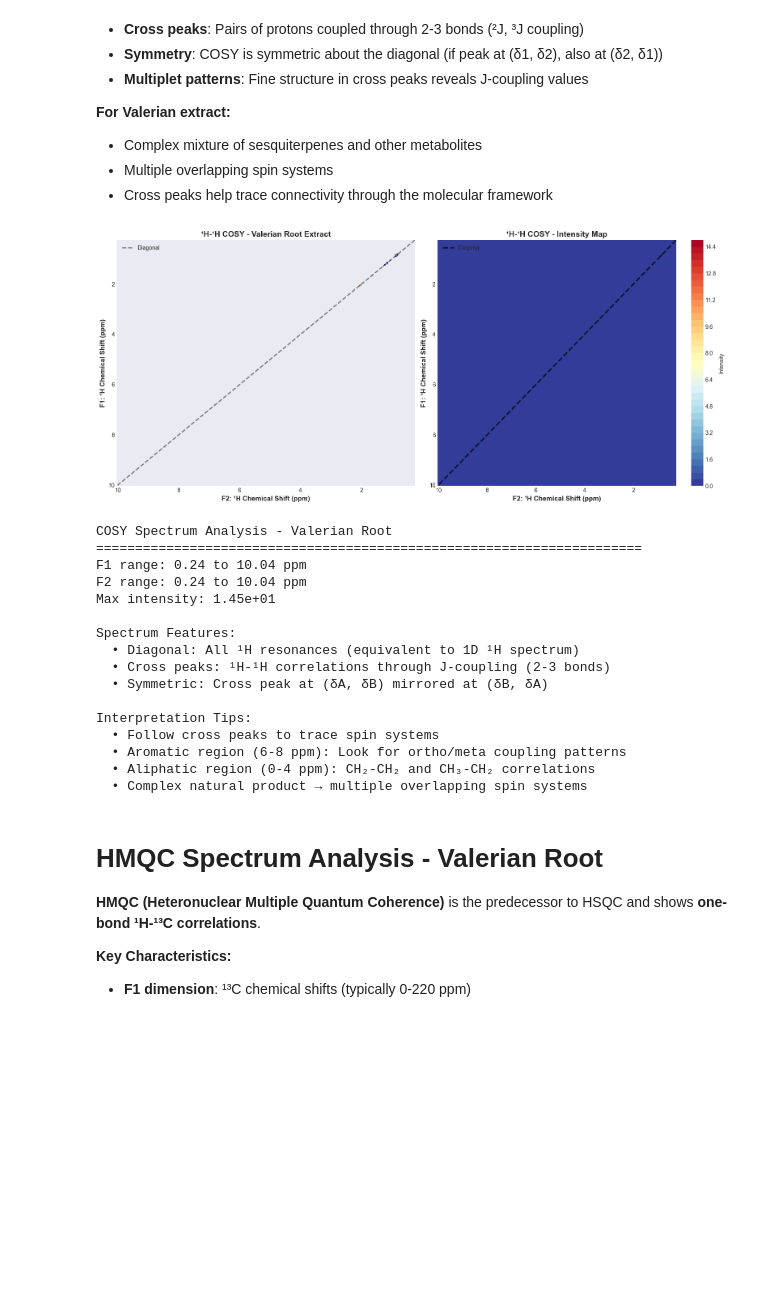
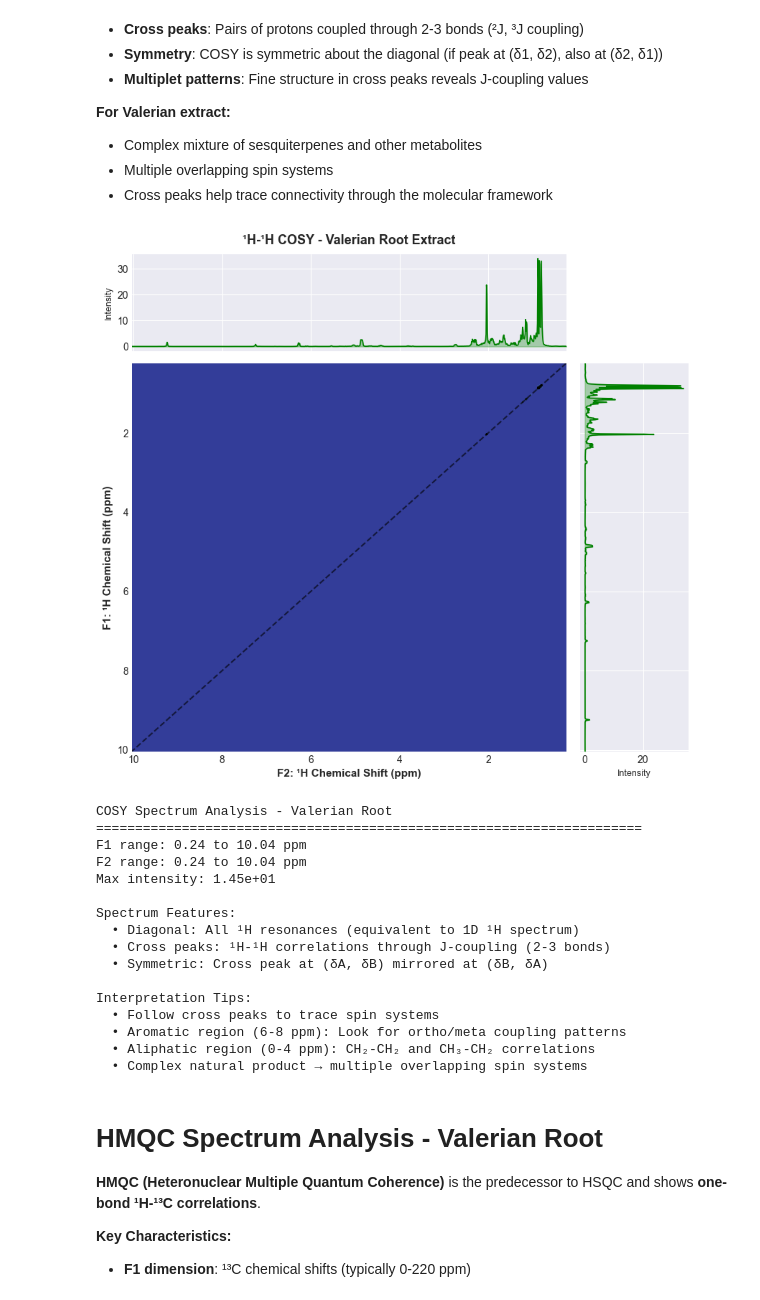
Before and after one commit to Quintinlf/NMR-Project, a Jupyter notebook: fall_semester_2025/2D_nmr.ipynb, the cells around one changed output. Cells and saved outputs as stored; diff of their text form; code cells hidden in the pictures; blank space fills up the shorter version.

Commit message:
fixed some of the chart types

```diff
--- a/fall_semester_2025/2D_nmr.ipynb
+++ b/fall_semester_2025/2D_nmr.ipynb
@@ -602,73 +602,75 @@ Loaded: ValerianCOSY_CDCl3.asc
 - Multiple overlapping spin systems
 - Cross peaks help trace connectivity through the molecular framework
 # %%
-# Plot COSY spectrum from real Valerian data
+# Plot COSY spectrum from real Valerian data with projections
 
-fig, axes = plt.subplots(1, 2, figsize=(16, 7))
+# Create figure with GridSpec for projections
+fig = plt.figure(figsize=(10, 9))
+gs = fig.add_gridspec(2, 2, width_ratios=[4, 1], height_ratios=[1, 4],
+                      hspace=0.05, wspace=0.05)
 
-# Left: Full COSY spectrum with contour plot
-ax1 = axes[0]
-# Set appropriate contour levels (adjust based on intensity distribution)
+# Main 2D plot
+ax_main = fig.add_subplot(gs[1, 0])
+
+# Set appropriate contour levels
 max_intensity = cosy_data['intensity_grid'].max()
 levels = np.linspace(max_intensity * 0.05, max_intensity * 0.8, 25)
 
-contour1 = ax1.contour(cosy_data['f2_grid'], cosy_data['f1_grid'],
-                       cosy_data['intensity_grid'],
-                       levels=levels, cmap='jet', linewidths=1.2)
+# Plot contours
+contourf = ax_main.contourf(cosy_data['f2_grid'], cosy_data['f1_grid'],
+                            cosy_data['intensity_grid'],
+                            levels=40, cmap='RdYlBu_r')
+ax_main.contour(cosy_data['f2_grid'], cosy_data['f1_grid'],
+               cosy_data['intensity_grid'],
+               levels=levels, colors='black', linewidths=0.8, alpha=0.4)
 
 # Add diagonal line
 f_min = min(cosy_data['f2'].min(), cosy_data['f1'].min())
 f_max = max(cosy_data['f2'].max(), cosy_data['f1'].max())
-ax1.plot([f_min, f_max], [f_min, f_max], 'k--', linewidth=2, alpha=0.5, label='Diagonal')
+ax_main.plot([f_min, f_max], [f_min, f_max], 'k--', linewidth=1.5, alpha=0.6)
 
-ax1.set_xlabel('F2: ¹H Chemical Shift (ppm)', fontsize=12, fontweight='bold')
-ax1.set_ylabel('F1: ¹H Chemical Shift (ppm)', fontsize=12, fontweight='bold')
-ax1.set_title('¹H-¹H COSY - Valerian Root Extract', fontsize=14, fontweight='bold')
-ax1.invert_xaxis()
-ax1.invert_yaxis()
-ax1.grid(True, alpha=0.3, linestyle=':')
-ax1.legend(fontsize=10)
+ax_main.set_xlabel('F2: ¹H Chemical Shift (ppm)', fontsize=11, fontweight='bold')
+ax_main.set_ylabel('F1: ¹H Chemical Shift (ppm)', fontsize=11, fontweight='bold')
+ax_main.invert_xaxis()
+ax_main.invert_yaxis()
 
-# Right: Filled contour plot for better visualization
-ax2 = axes[1]
-contourf = ax2.contourf(cosy_data['f2_grid'], cosy_data['f1_grid'],
-                        cosy_data['intensity_grid'],
-                        levels=40, cmap='RdYlBu_r')
-ax2.contour(cosy_data['f2_grid'], cosy_data['f1_grid'],
-            cosy_data['intensity_grid'],
-            levels=levels, colors='black', linewidths=0.5, alpha=0.3)
+# Top projection (F2 dimension)
+ax_top = fig.add_subplot(gs[0, 0], sharex=ax_main)
+f2_projection = np.sum(cosy_data['intensity_grid'], axis=0)
+ax_top.plot(cosy_data['f2'], f2_projection, 'g-', linewidth=1.2)
+ax_top.fill_between(cosy_data['f2'], f2_projection, alpha=0.3, color='green')
+ax_top.set_ylabel('Intensity', fontsize=9)
+ax_top.tick_params(labelbottom=False)
+ax_top.set_title('¹H-¹H COSY - Valerian Root Extract', fontsize=13, fontweight='bold', pad=10)
 
-# Add diagonal
-ax2.plot([f_min, f_max], [f_min, f_max], 'k--', linewidth=2.5, alpha=0.7, label='Diagonal')
-
-ax2.set_xlabel('F2: ¹H Chemical Shift (ppm)', fontsize=12, fontweight='bold')
-ax2.set_ylabel('F1: ¹H Chemical Shift (ppm)', fontsize=12, fontweight='bold')
-ax2.set_title('¹H-¹H COSY - Intensity Map', fontsize=14, fontweight='bold')
-ax2.invert_xaxis()
-ax2.invert_yaxis()
-plt.colorbar(contourf, ax=ax2, label='Intensity')
-ax2.legend(fontsize=10)
+# Right projection (F1 dimension)
+ax_right = fig.add_subplot(gs[1, 1], sharey=ax_main)
+f1_projection = np.sum(cosy_data['intensity_grid'], axis=1)
+ax_right.plot(f1_projection, cosy_data['f1'], 'g-', linewidth=1.2)
+ax_right.fill_betweenx(cosy_data['f1'], f1_projection, alpha=0.3, color='green')
+ax_right.set_xlabel('Intensity', fontsize=9)
+ax_right.tick_params(labelleft=False)
 
 plt.tight_layout()
 plt.show()
 
 # Print analysis
 print("COSY Spectrum Analysis - Valerian Root")
 print("=" * 70)
 print(f"F1 range: {cosy_data['f1'].min():.2f} to {cosy_data['f1'].max():.2f} ppm")
 print(f"F2 range: {cosy_data['f2'].min():.2f} to {cosy_data['f2'].max():.2f} ppm")
 print(f"Max intensity: {max_intensity:.2e}")
 print("\nSpectrum Features:")
 print("  • Diagonal: All ¹H resonances (equivalent to 1D ¹H spectrum)")
 print("  • Cross peaks: ¹H-¹H correlations through J-coupling (2-3 bonds)")
 print("  • Symmetric: Cross peak at (δA, δB) mirrored at (δB, δA)")
 print("\nInterpretation Tips:")
 print("  • Follow cross peaks to trace spin systems")
 print("  • Aromatic region (6-8 ppm): Look for ortho/meta coupling patterns")
 print("  • Aliphatic region (0-4 ppm): CH₂-CH₂ and CH₃-CH₂ correlations")
 print("  • Complex natural product → multiple overlapping spin systems")
 # %% [output]
-[figure, old version]
+[figure, new version]
 COSY Spectrum Analysis - Valerian Root
 ======================================================================
 F1 range: 0.24 to 10.04 ppm
```
Also changed, not shown: parts of 2 cells of this notebook.
